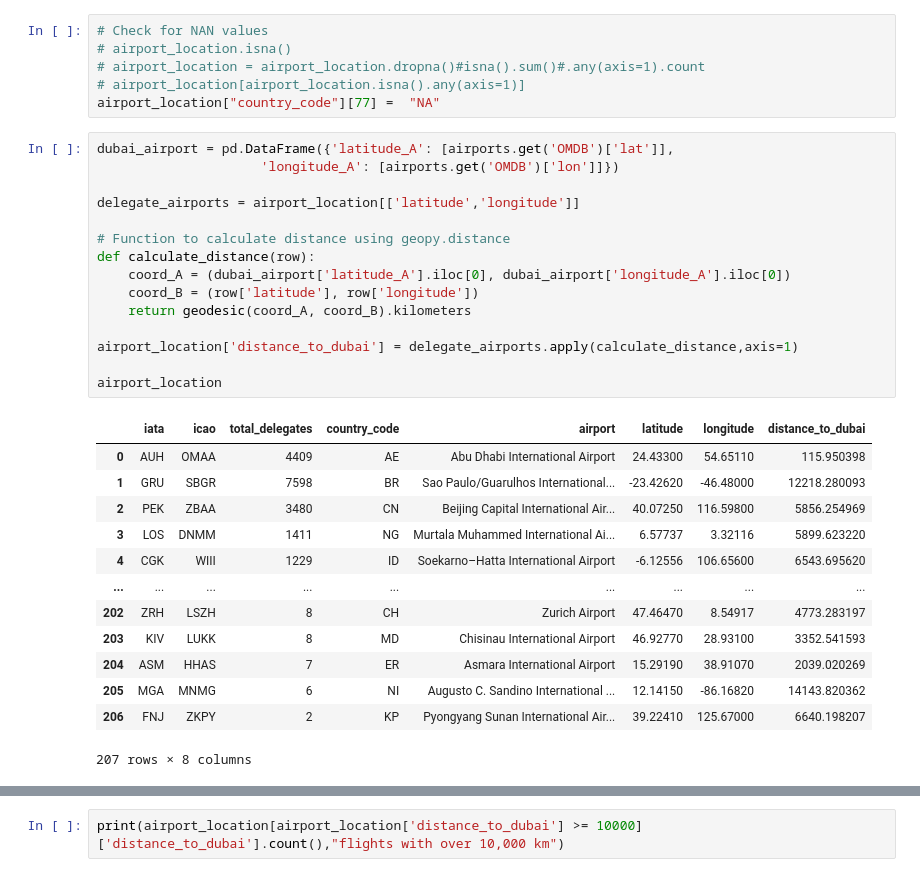
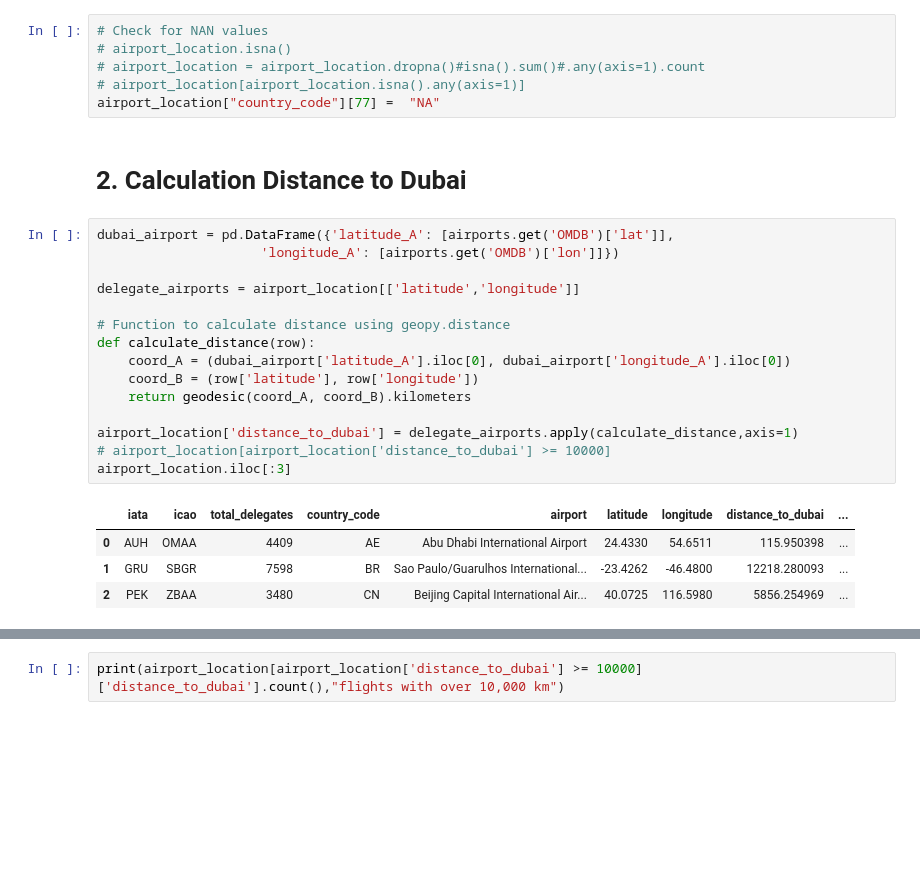
Before and after one commit to lukasschirren/COP_flight_analysis, a Jupyter notebook: cop28_delegate_list.ipynb, the cells around one changed output, grey strips where cells are left out. Saved outputs shown, nothing was run; the diff lists cells and outputs as text; blank space fills up the shorter version.

```diff
--- a/cop28_delegate_list.ipynb
+++ b/cop28_delegate_list.ipynb
@@ -47,32 +56,25 @@ airport_location = data_delegates.merge(data_iata_icao, on='iata', how='left')[[
 # airport_location = airport_location.dropna()#isna().sum()#.any(axis=1).count
 # airport_location[airport_location.isna().any(axis=1)]
 airport_location["country_code"][77] =  "NA"
+# %% [markdown]
+# 2. Calculation Distance to Dubai
 # %%
 dubai_airport = pd.DataFrame({'latitude_A': [airports.get('OMDB')['lat']],
                      'longitude_A': [airports.get('OMDB')['lon']]})
 
 delegate_airports = airport_location[['latitude','longitude']]
 
 # Function to calculate distance using geopy.distance
 def calculate_distance(row):
     coord_A = (dubai_airport['latitude_A'].iloc[0], dubai_airport['longitude_A'].iloc[0])
     coord_B = (row['latitude'], row['longitude'])
     return geodesic(coord_A, coord_B).kilometers
 
 airport_location['distance_to_dubai'] = delegate_airports.apply(calculate_distance,axis=1)
-
-airport_location
+# airport_location[airport_location['distance_to_dubai'] >= 10000]
+airport_location.iloc[:3]
 # %% [output]
-|  | iata | icao | total_delegates | country_code | airport | latitude | longitude | distance_to_dubai |
-| 0 | AUH | OMAA | 4409 | AE | Abu Dhabi International Airport | 24.43300 | 54.65110 | 115.950398 |
-| 1 | GRU | SBGR | 7598 | BR | Sao Paulo/Guarulhos International... | -23.42620 | -46.48000 | 12218.280093 |
-| 2 | PEK | ZBAA | 3480 | CN | Beijing Capital International Air... | 40.07250 | 116.59800 | 5856.254969 |
-| 3 | LOS | DNMM | 1411 | NG | Murtala Muhammed International Ai... | 6.57737 | 3.32116 | 5899.623220 |
-| 4 | CGK | WIII | 1229 | ID | Soekarno–Hatta International Airport | -6.12556 | 106.65600 | 6543.695620 |
-| ... | ... | ... | ... | ... | ... | ... | ... | ... |
-| 202 | ZRH | LSZH | 8 | CH | Zurich Airport | 47.46470 | 8.54917 | 4773.283197 |
-| 203 | KIV | LUKK | 8 | MD | Chisinau International Airport | 46.92770 | 28.93100 | 3352.541593 |
-| 204 | ASM | HHAS | 7 | ER | Asmara International Airport | 15.29190 | 38.91070 | 2039.020269 |
-| 205 | MGA | MNMG | 6 | NI | Augusto C. Sandino International ... | 12.14150 | -86.16820 | 14143.820362 |
-| 206 | FNJ | ZKPY | 2 | KP | Pyongyang Sunan International Air... | 39.22410 | 125.67000 | 6640.198207 |
+|  | iata | icao | total_delegates | country_code | airport | latitude | longitude | distance_to_dubai | ... |
+| 0 | AUH | OMAA | 4409 | AE | Abu Dhabi International Airport | 24.4330 | 54.6511 | 115.950398 | ... |
+| 1 | GRU | SBGR | 7598 | BR | Sao Paulo/Guarulhos International... | -23.4262 | -46.4800 | 12218.280093 | ... |
+| 2 | PEK | ZBAA | 3480 | CN | Beijing Capital International Air... | 40.0725 | 116.5980 | 5856.254969 | ... |
-207 rows × 8 columns
```
Also changed, not shown: parts of 66 cells of this notebook, 3 other files.
